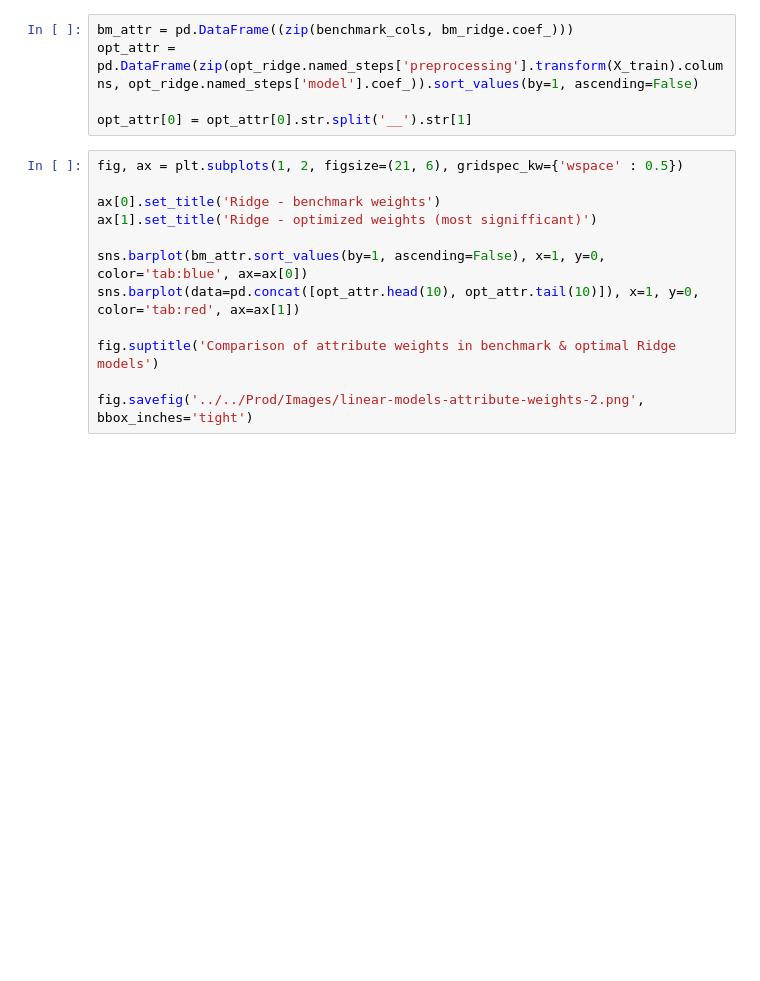
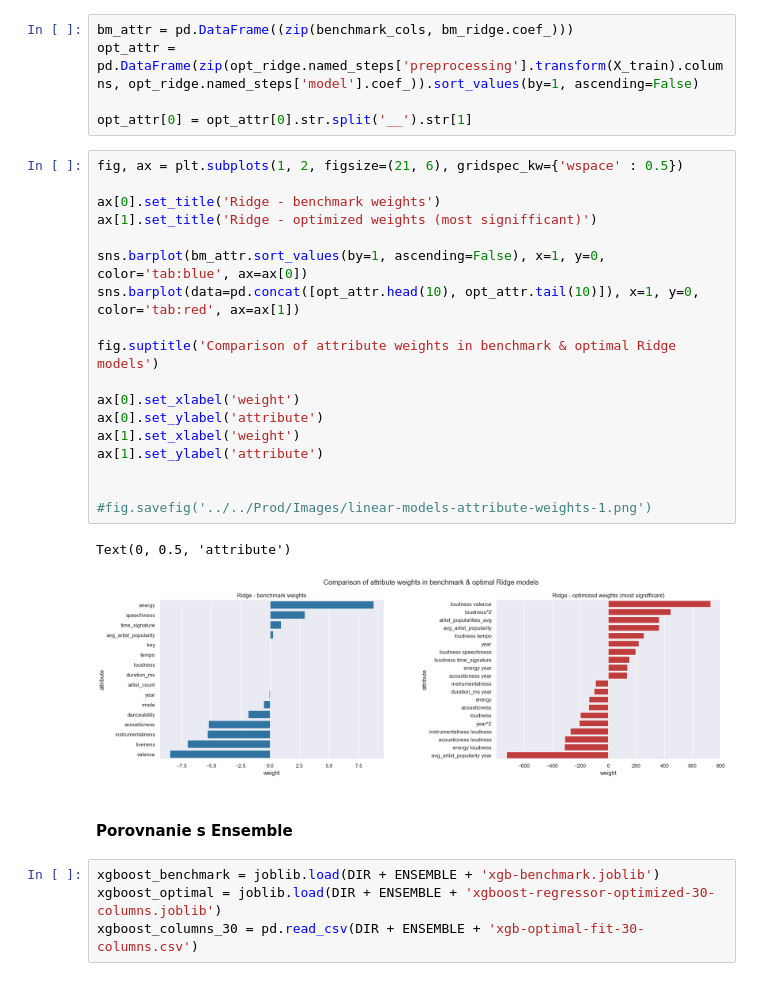
Before and after one commit to Sammuel21/pridav-music-project, a Jupyter notebook: Development/gulas16/model-analysis.ipynb, the cells around one changed output. Saved outputs shown, nothing was run; the diff lists cells and outputs as text; blank space fills up the shorter version.

```diff
--- a/Development/gulas16/model-analysis.ipynb
+++ b/Development/gulas16/model-analysis.ipynb
@@ -256,12 +263,27 @@ opt_attr[0] = opt_attr[0].str.split('__').str[1]
 # %%
 fig, ax = plt.subplots(1, 2, figsize=(21, 6), gridspec_kw={'wspace' : 0.5})
 
 ax[0].set_title('Ridge - benchmark weights')
 ax[1].set_title('Ridge - optimized weights (most signifficant)')
 
 sns.barplot(bm_attr.sort_values(by=1, ascending=False), x=1, y=0, color='tab:blue', ax=ax[0])
 sns.barplot(data=pd.concat([opt_attr.head(10), opt_attr.tail(10)]), x=1, y=0, color='tab:red', ax=ax[1])
 
 fig.suptitle('Comparison of attribute weights in benchmark & optimal Ridge models')
 
-fig.savefig('../../Prod/Images/linear-models-attribute-weights-2.png', bbox_inches='tight')
+ax[0].set_xlabel('weight')
+ax[0].set_ylabel('attribute')
+ax[1].set_xlabel('weight')
+ax[1].set_ylabel('attribute')
+
+
+#fig.savefig('../../Prod/Images/linear-models-attribute-weights-1.png')
+# %% [output]
+Text(0, 0.5, 'attribute')
+[figure, added]
+# %% [markdown]
+#### Porovnanie s Ensemble
+# %%
+xgboost_benchmark = joblib.load(DIR + ENSEMBLE + 'xgb-benchmark.joblib')
+xgboost_optimal = joblib.load(DIR + ENSEMBLE + 'xgboost-regressor-optimized-30-columns.joblib')
+xgboost_columns_30 = pd.read_csv(DIR + ENSEMBLE + 'xgb-optimal-fit-30-columns.csv')
```
Also changed, not shown: parts of 10 cells of this notebook, 9 other files.
